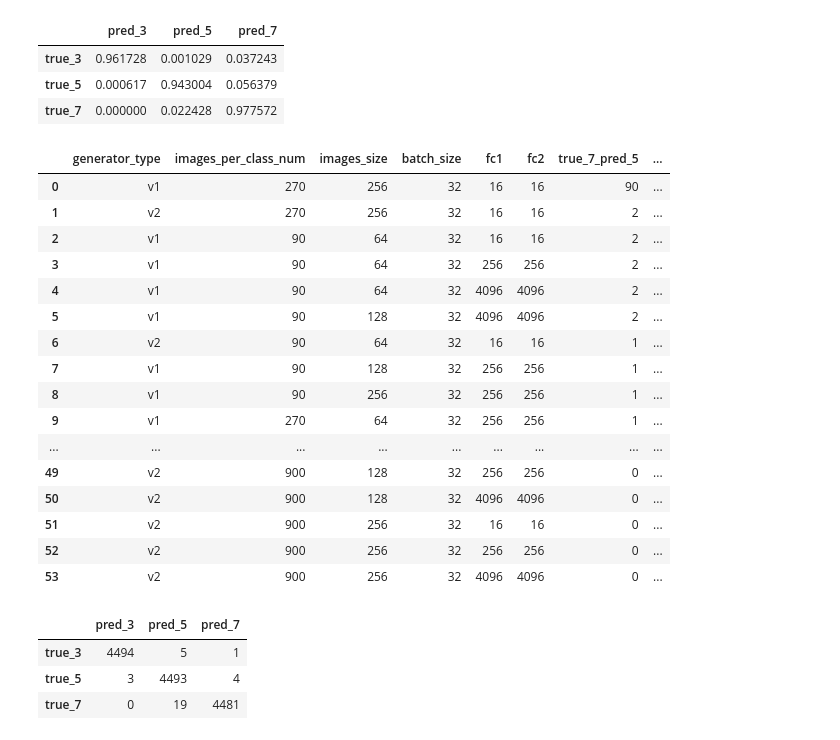
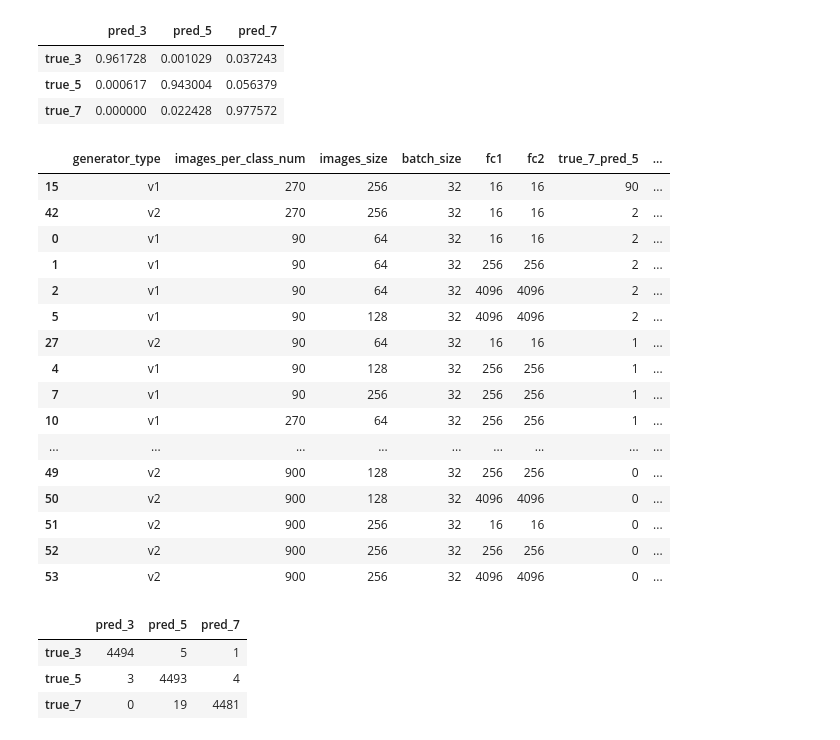
Before and after one commit to paldynaagata/Recognition-of-the-Wigner-caustic-of-ovals, a Jupyter notebook: images_classification/notebooks/vgg16_results_analysis.ipynb, the cells around one changed output. Cells and saved outputs as stored; diff of their text form; code cells hidden in the pictures.

```diff
--- a/images_classification/notebooks/vgg16_results_analysis.ipynb
+++ b/images_classification/notebooks/vgg16_results_analysis.ipynb
@@ -226,19 +227,19 @@ conf_matrix_perc_df
 | true_7 | 0.000000 | 0.022428 | 0.977572 |
 # %%
 sort_cols = ["true_7_pred_5", "true_5_pred_7", "true_3_pred_7"]
-results_df.loc[:, list(results_df.columns[0:6]) + sort_cols].sort_values(by = sort_cols, ascending = False).reset_index(drop = True)
+results_df.loc[:, list(results_df.columns[0:6]) + sort_cols].sort_values(by = sort_cols, ascending = False)
 # %% [output]
 |  | generator_type | images_per_class_num | images_size | batch_size | fc1 | fc2 | true_7_pred_5 | ... |
-| 0 | v1 | 270 | 256 | 32 | 16 | 16 | 90 | ... |
-| 1 | v2 | 270 | 256 | 32 | 16 | 16 | 2 | ... |
-| 2 | v1 | 90 | 64 | 32 | 16 | 16 | 2 | ... |
-| 3 | v1 | 90 | 64 | 32 | 256 | 256 | 2 | ... |
-| 4 | v1 | 90 | 64 | 32 | 4096 | 4096 | 2 | ... |
+| 15 | v1 | 270 | 256 | 32 | 16 | 16 | 90 | ... |
+| 42 | v2 | 270 | 256 | 32 | 16 | 16 | 2 | ... |
+| 0 | v1 | 90 | 64 | 32 | 16 | 16 | 2 | ... |
+| 1 | v1 | 90 | 64 | 32 | 256 | 256 | 2 | ... |
+| 2 | v1 | 90 | 64 | 32 | 4096 | 4096 | 2 | ... |
 | 5 | v1 | 90 | 128 | 32 | 4096 | 4096 | 2 | ... |
-| 6 | v2 | 90 | 64 | 32 | 16 | 16 | 1 | ... |
-| 7 | v1 | 90 | 128 | 32 | 256 | 256 | 1 | ... |
-| 8 | v1 | 90 | 256 | 32 | 256 | 256 | 1 | ... |
-| 9 | v1 | 270 | 64 | 32 | 256 | 256 | 1 | ... |
+| 27 | v2 | 90 | 64 | 32 | 16 | 16 | 1 | ... |
+| 4 | v1 | 90 | 128 | 32 | 256 | 256 | 1 | ... |
+| 7 | v1 | 90 | 256 | 32 | 256 | 256 | 1 | ... |
+| 10 | v1 | 270 | 64 | 32 | 256 | 256 | 1 | ... |
 | ... | ... | ... | ... | ... | ... | ... | ... | ... |
 | 49 | v2 | 900 | 128 | 32 | 256 | 256 | 0 | ... |
 | 50 | v2 | 900 | 128 | 32 | 4096 | 4096 | 0 | ... |
```
Also changed, not shown: parts of 8 cells of this notebook.
